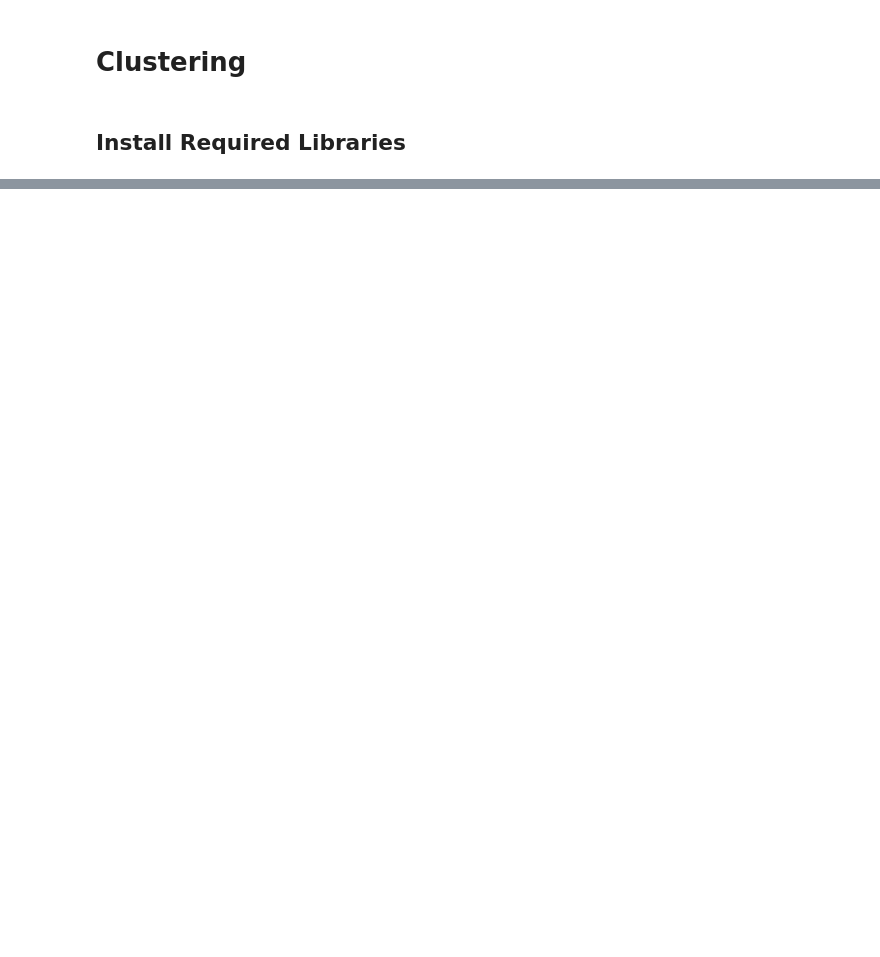
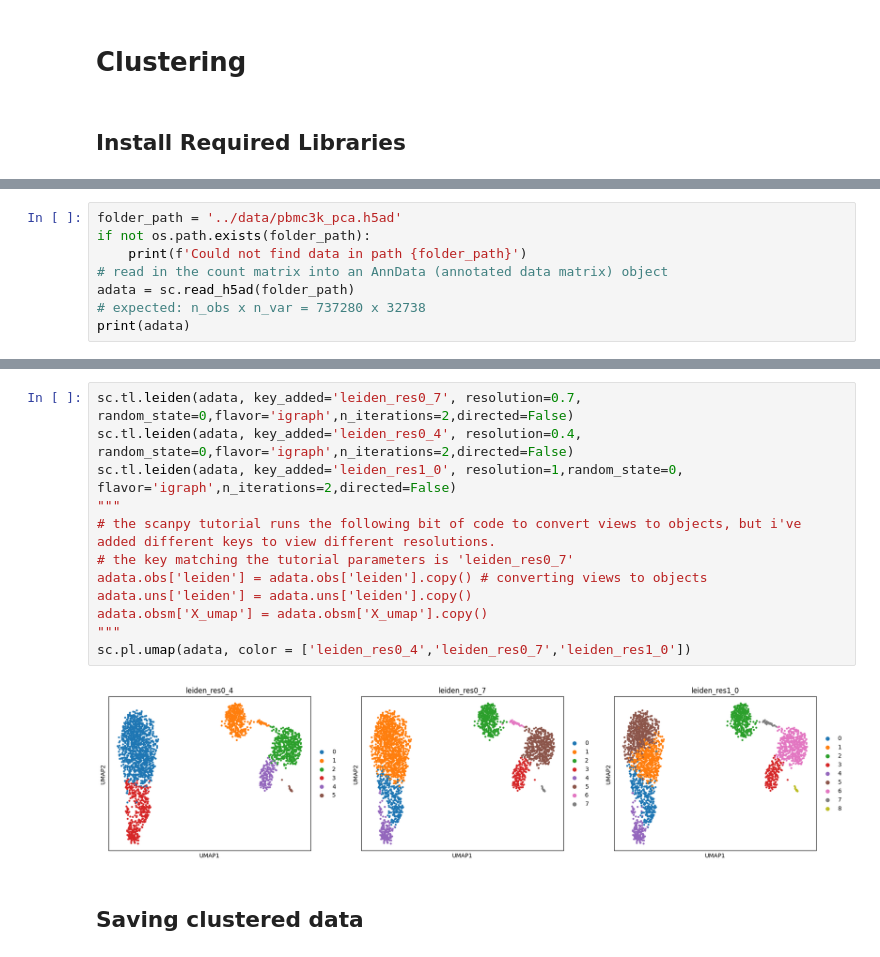
Before and after one commit to monicadavanzo/exploring-bioinformatics, a Jupyter notebook: pbmc3k-scanpy/notebooks/03_clustering.ipynb, the cells around one changed output, grey strips where cells are left out. Saved outputs shown, nothing was run; the diff lists cells and outputs as text; blank space fills up the shorter version.

```diff
--- a/pbmc3k-scanpy/notebooks/03_clustering.ipynb
+++ b/pbmc3k-scanpy/notebooks/03_clustering.ipynb
@@ -24,0 +19,8 @@ Note: you may need to restart the kernel to use updated packages.
+# %%
+folder_path = '../data/pbmc3k_pca.h5ad'
+if not os.path.exists(folder_path):
+    print(f'Could not find data in path {folder_path}')
+# read in the count matrix into an AnnData (annotated data matrix) object
+adata = sc.read_h5ad(folder_path)
+# expected: n_obs x n_var = 737280 x 32738
+print(adata)
@@ -24,0 +42,16 @@ Note: you may need to restart the kernel to use updated packages.
+# %%
+sc.tl.leiden(adata, key_added='leiden_res0_7', resolution=0.7, random_state=0,flavor='igraph',n_iterations=2,directed=False)
+sc.tl.leiden(adata, key_added='leiden_res0_4', resolution=0.4, random_state=0,flavor='igraph',n_iterations=2,directed=False)
+sc.tl.leiden(adata, key_added='leiden_res1_0', resolution=1,random_state=0, flavor='igraph',n_iterations=2,directed=False)
+"""
+# the scanpy tutorial runs the following bit of code to convert views to objects, but i've added different keys to view different resolutions.
+# the key matching the tutorial parameters is 'leiden_res0_7'
+adata.obs['leiden'] = adata.obs['leiden'].copy() # converting views to objects
+adata.uns['leiden'] = adata.uns['leiden'].copy()
+adata.obsm['X_umap'] = adata.obsm['X_umap'].copy()
+"""
+sc.pl.umap(adata, color = ['leiden_res0_4','leiden_res0_7','leiden_res1_0'])
+# %% [output]
+[figure, added]
+# %% [markdown]
+## Saving clustered data
```
Also changed, not shown: parts of 7 cells of this notebook, 1 other file.
